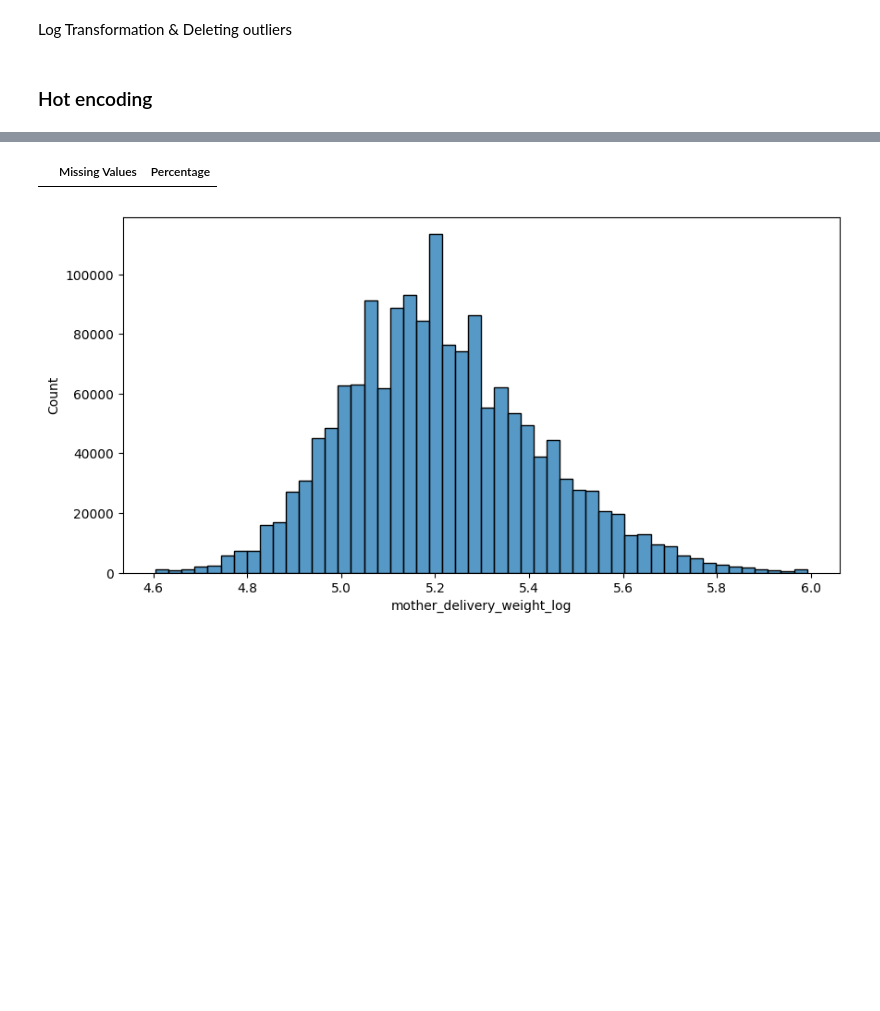
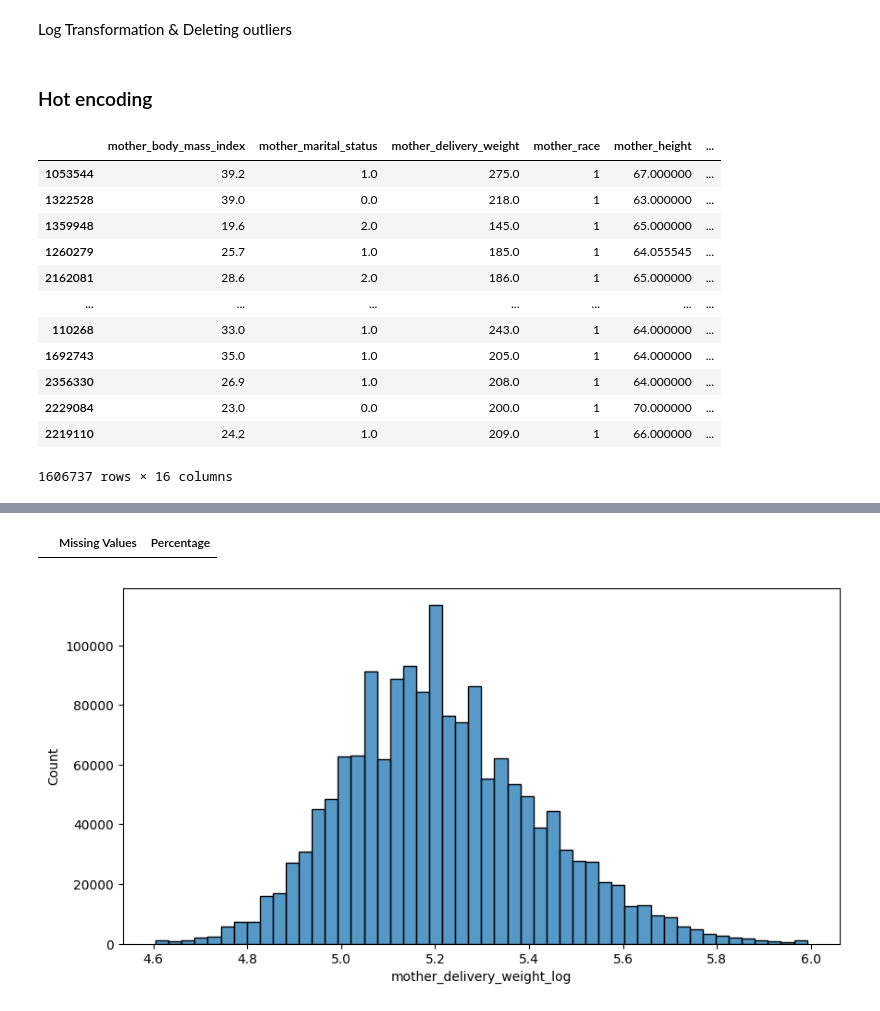
Before and after one commit to melkri/Machine_Learning_Regression, a Jupyter notebook: scripts/02.feature_engineering.ipynb, the cells around one changed output, grey strips where cells are left out. Cells and saved outputs as stored; diff of their text form; code cells hidden in the pictures; blank space fills up the shorter version.

```diff
--- a/scripts/02.feature_engineering.ipynb
+++ b/scripts/02.feature_engineering.ipynb
@@ -155,6 +160,22 @@ def feature_engineering(df):
 
 
     return df
+# %%
+df
+# %% [output]
+|  | mother_body_mass_index | mother_marital_status | mother_delivery_weight | mother_race | mother_height | ... |
+| 1053544 | 39.2 | 1.0 | 275.0 | 1 | 67.000000 | ... |
+| 1322528 | 39.0 | 0.0 | 218.0 | 1 | 63.000000 | ... |
+| 1359948 | 19.6 | 2.0 | 145.0 | 1 | 65.000000 | ... |
+| 1260279 | 25.7 | 1.0 | 185.0 | 1 | 64.055545 | ... |
+| 2162081 | 28.6 | 2.0 | 186.0 | 1 | 65.000000 | ... |
+| ... | ... | ... | ... | ... | ... | ... |
+| 110268 | 33.0 | 1.0 | 243.0 | 1 | 64.000000 | ... |
+| 1692743 | 35.0 | 1.0 | 205.0 | 1 | 64.000000 | ... |
+| 2356330 | 26.9 | 1.0 | 208.0 | 1 | 64.000000 | ... |
+| 2229084 | 23.0 | 0.0 | 200.0 | 1 | 70.000000 | ... |
+| 2219110 | 24.2 | 1.0 | 209.0 | 1 | 66.000000 | ... |
+1606737 rows × 16 columns
 # %%
 df_test = feature_engineering(df_test)
 df = feature_engineering(df)
```
Also changed, not shown: parts of 18 cells of this notebook.
